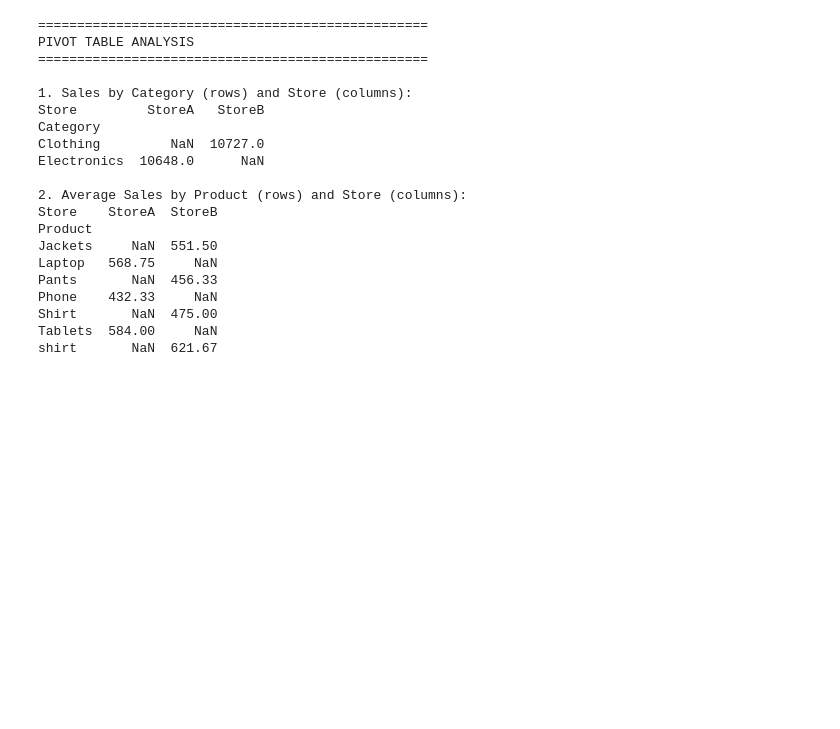
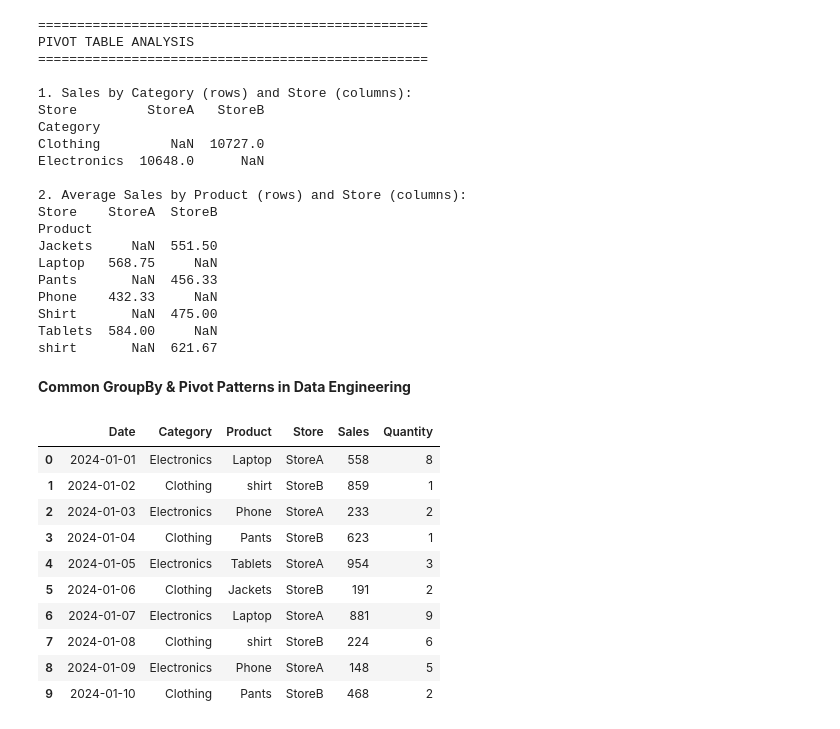
Before and after one commit to shabucoder/Data-Engineering-Journey, a Jupyter notebook: Python_Learning/Pandas.ipynb, the cells around one changed output. Drawn from its saved outputs; the diff is of its cells as text; code cells hidden in the pictures; blank space fills up the shorter version.

Commit message:
Learnt completely about the pivot and groupby

```diff
--- a/Python_Learning/Pandas.ipynb
+++ b/Python_Learning/Pandas.ipynb
@@ -587,3 +587,19 @@ Phone    432.33     NaN
 Shirt       NaN  475.00
 Tablets  584.00     NaN
 shirt       NaN  621.67
+# %% [markdown]
+**Common GroupBy & Pivot Patterns in Data Engineering**
+# %%
+transactions.head(10)
+# %% [output]
+|  | Date | Category | Product | Store | Sales | Quantity |
+| 0 | 2024-01-01 | Electronics | Laptop | StoreA | 558 | 8 |
+| 1 | 2024-01-02 | Clothing | shirt | StoreB | 859 | 1 |
+| 2 | 2024-01-03 | Electronics | Phone | StoreA | 233 | 2 |
+| 3 | 2024-01-04 | Clothing | Pants | StoreB | 623 | 1 |
+| 4 | 2024-01-05 | Electronics | Tablets | StoreA | 954 | 3 |
+| 5 | 2024-01-06 | Clothing | Jackets | StoreB | 191 | 2 |
+| 6 | 2024-01-07 | Electronics | Laptop | StoreA | 881 | 9 |
+| 7 | 2024-01-08 | Clothing | shirt | StoreB | 224 | 6 |
+| 8 | 2024-01-09 | Electronics | Phone | StoreA | 148 | 5 |
+| 9 | 2024-01-10 | Clothing | Pants | StoreB | 468 | 2 |
```
Also changed, not shown: parts of 9 cells of this notebook.
